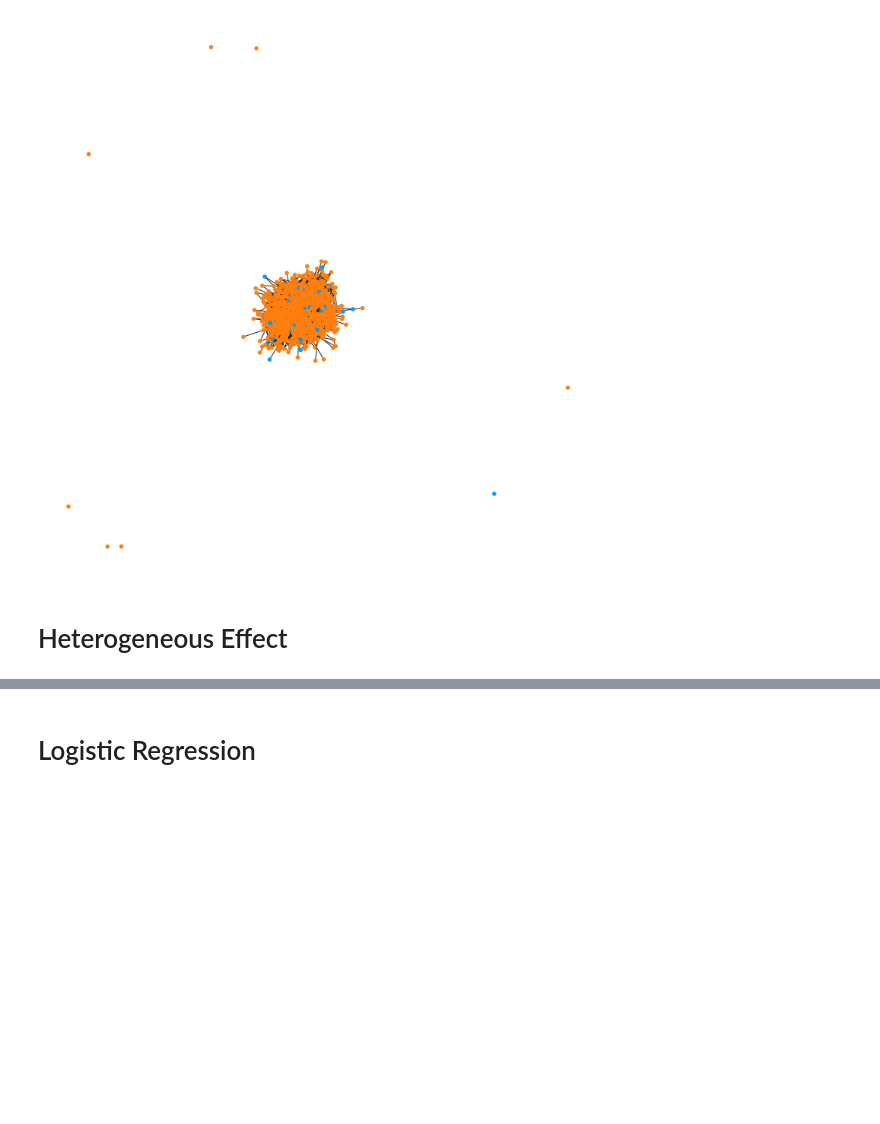
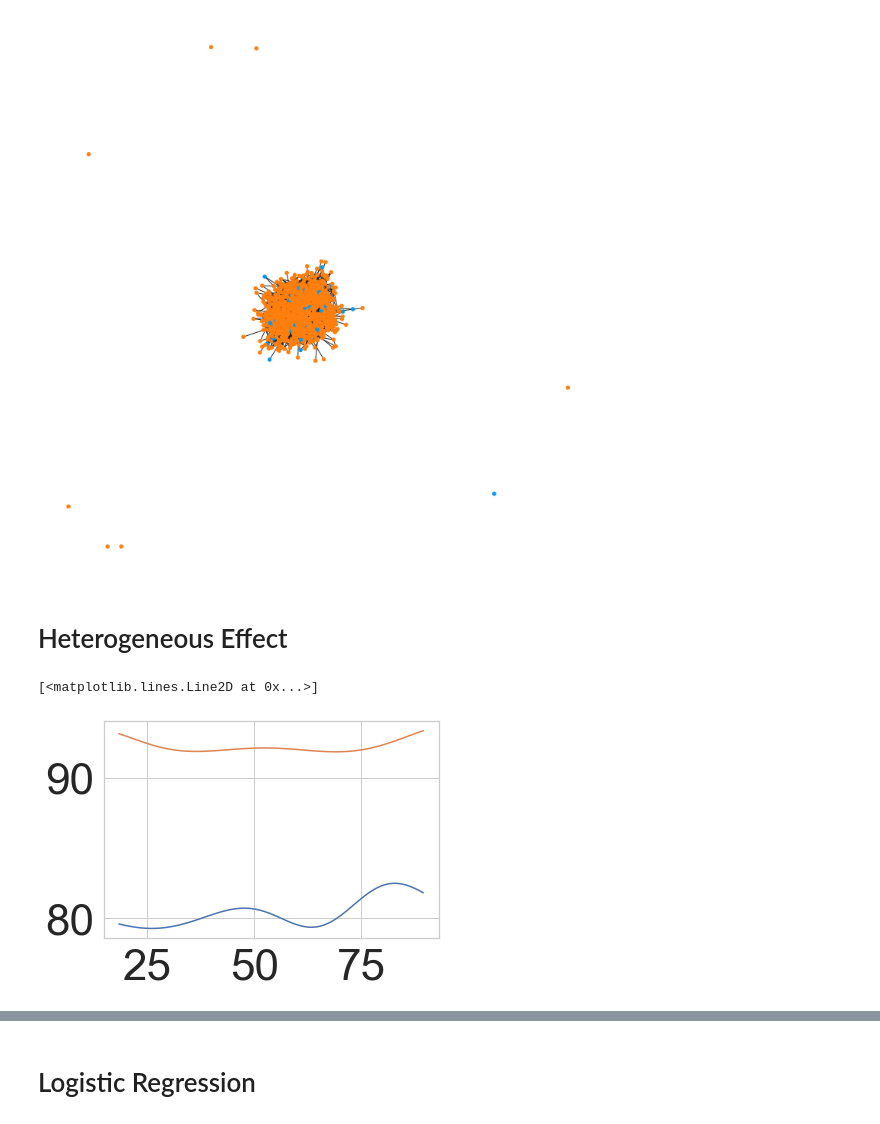
Before and after one commit to Hockey86/iic_causal_inference, a Jupyter notebook: aim2/max_iic.ipynb, the cells around one changed output, grey strips where cells are left out. Cells and saved outputs as stored; diff of their text form; code cells hidden in the pictures; blank space fills up the shorter version.

```diff
--- a/aim2/max_iic.ipynb
+++ b/aim2/max_iic.ipynb
@@ -515,6 +482,18 @@ out = pd.read_csv('new_max_c_pkpd.csv',index_col=0)
 y_u = out[[i for i in out.columns if 'Y((0.88, 1))' in i]].mean(axis=1)
 y_l = out[[i for i in out.columns if 'Y((0.12, 1))' in i]].mean(axis=1)
 te = y_u-y_l
+# %%
+import sklearn.ensemble as en
+m_age_l = svm.SVR().fit(df_coarsen_1[['Age']],100*y_l )
+m_age_u = svm.SVR().fit(df_coarsen_1[['Age']],100*y_u )
+age_range = np.arange(np.min(df_coarsen_1['Age']),np.max(df_coarsen_1['Age'])+1)
+risk_age_l  = m_age_l.predict(age_range.reshape(-1,1))
+risk_age_u  = m_age_u.predict(age_range.reshape(-1,1))
+plt.plot(age_range,risk_age_l)
+plt.plot(age_range,risk_age_u)
+# %% [output]
+[<matplotlib.lines.Line2D at 0x...>]
+[figure, added]
 # %%
 # cols = iic_burden['Cname']
 hetero_te_m = {}
```
Also changed, not shown: parts of 22 cells of this notebook, 9 other files.
